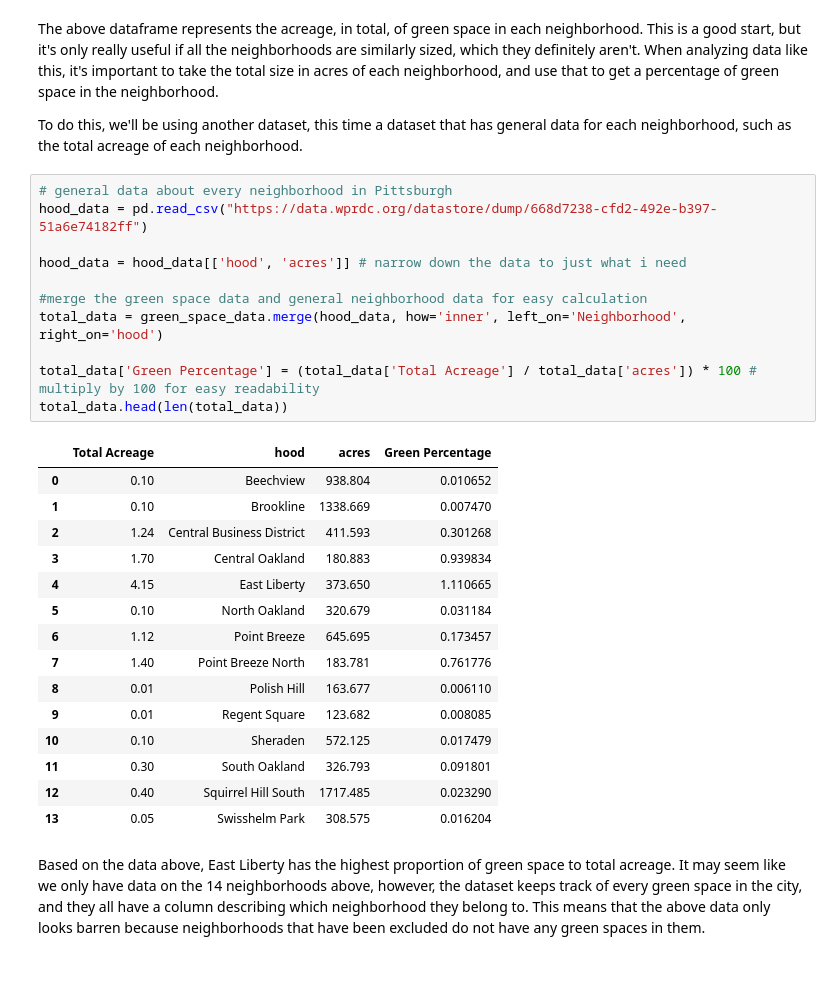
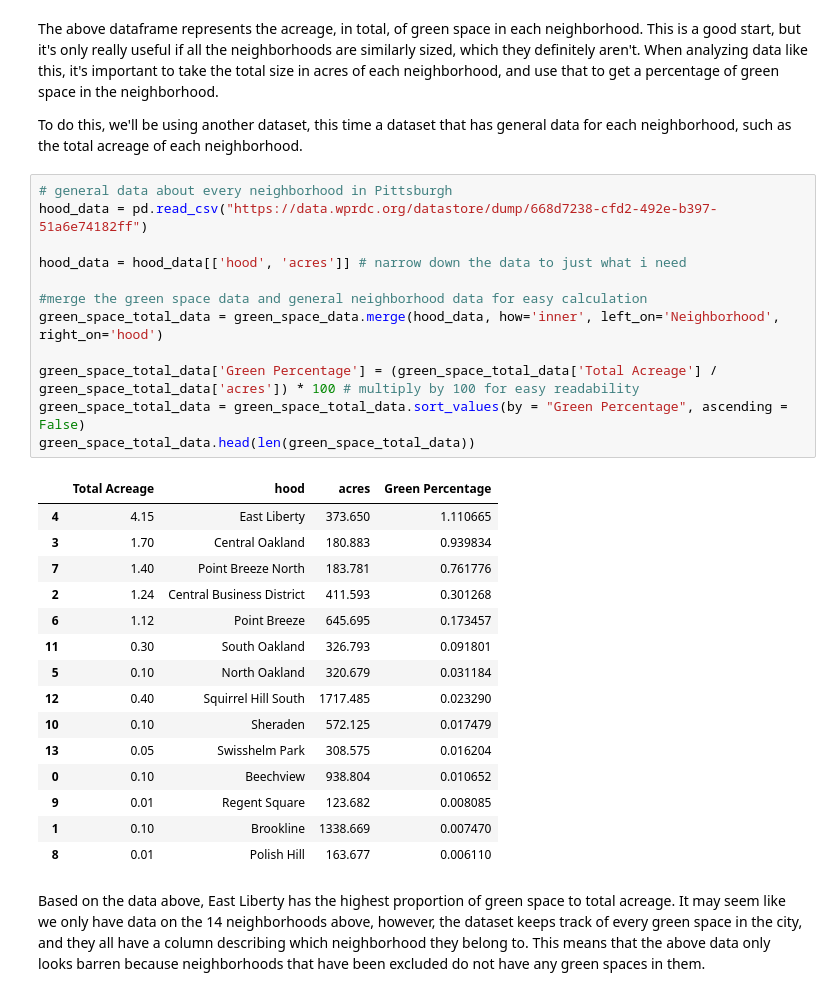
Before and after one commit to wal1624/CMPINF0010-Final-Project, a Jupyter notebook: Final-Presentation.ipynb, the cells around one changed output. Cells and saved outputs as stored; diff of their text form.

```diff
--- a/Final-Presentation.ipynb
+++ b/Final-Presentation.ipynb
@@ -45,30 +56,31 @@ To do this, we'll be using another dataset, this time a dataset that has general
 # %%
 # general data about every neighborhood in Pittsburgh
 hood_data = pd.read_csv("https://data.wprdc.org/datastore/dump/668d7238-cfd2-492e-b397-51a6e74182ff")
 
 hood_data = hood_data[['hood', 'acres']] # narrow down the data to just what i need
 
 #merge the green space data and general neighborhood data for easy calculation
-total_data = green_space_data.merge(hood_data, how='inner', left_on='Neighborhood', right_on='hood')
+green_space_total_data = green_space_data.merge(hood_data, how='inner', left_on='Neighborhood', right_on='hood')
 
-total_data['Green Percentage'] = (total_data['Total Acreage'] / total_data['acres']) * 100 # multiply by 100 for easy readability
-total_data.head(len(total_data))
+green_space_total_data['Green Percentage'] = (green_space_total_data['Total Acreage'] / green_space_total_data['acres']) * 100 # multiply by 100 for easy readability
+green_space_total_data = green_space_total_data.sort_values(by = "Green Percentage", ascending = False)
+green_space_total_data.head(len(green_space_total_data))
 # %% [output]
 |  | Total Acreage | hood | acres | Green Percentage |
+| 4 | 4.15 | East Liberty | 373.650 | 1.110665 |
+| 3 | 1.70 | Central Oakland | 180.883 | 0.939834 |
+| 7 | 1.40 | Point Breeze North | 183.781 | 0.761776 |
+| 2 | 1.24 | Central Business District | 411.593 | 0.301268 |
+| 6 | 1.12 | Point Breeze | 645.695 | 0.173457 |
+| 11 | 0.30 | South Oakland | 326.793 | 0.091801 |
+| 5 | 0.10 | North Oakland | 320.679 | 0.031184 |
+| 12 | 0.40 | Squirrel Hill South | 1717.485 | 0.023290 |
+| 10 | 0.10 | Sheraden | 572.125 | 0.017479 |
+| 13 | 0.05 | Swisshelm Park | 308.575 | 0.016204 |
 | 0 | 0.10 | Beechview | 938.804 | 0.010652 |
+| 9 | 0.01 | Regent Square | 123.682 | 0.008085 |
 | 1 | 0.10 | Brookline | 1338.669 | 0.007470 |
-| 2 | 1.24 | Central Business District | 411.593 | 0.301268 |
-| 3 | 1.70 | Central Oakland | 180.883 | 0.939834 |
-| 4 | 4.15 | East Liberty | 373.650 | 1.110665 |
-| 5 | 0.10 | North Oakland | 320.679 | 0.031184 |
-| 6 | 1.12 | Point Breeze | 645.695 | 0.173457 |
-| 7 | 1.40 | Point Breeze North | 183.781 | 0.761776 |
 | 8 | 0.01 | Polish Hill | 163.677 | 0.006110 |
-| 9 | 0.01 | Regent Square | 123.682 | 0.008085 |
-| 10 | 0.10 | Sheraden | 572.125 | 0.017479 |
-| 11 | 0.30 | South Oakland | 326.793 | 0.091801 |
-| 12 | 0.40 | Squirrel Hill South | 1717.485 | 0.023290 |
-| 13 | 0.05 | Swisshelm Park | 308.575 | 0.016204 |
 # %% [markdown]
 Based on the data above, East Liberty has the highest proportion of green space to total acreage. It may seem like we only have data on the 14 neighborhoods above, however, the dataset keeps track of every green space in the city, and they all have a column describing which neighborhood they belong to. This means that the above data only looks barren because neighborhoods that have been excluded do not have any green spaces in them.
 # %% [markdown]
```
Also changed, not shown: parts of 25 cells of this notebook.
